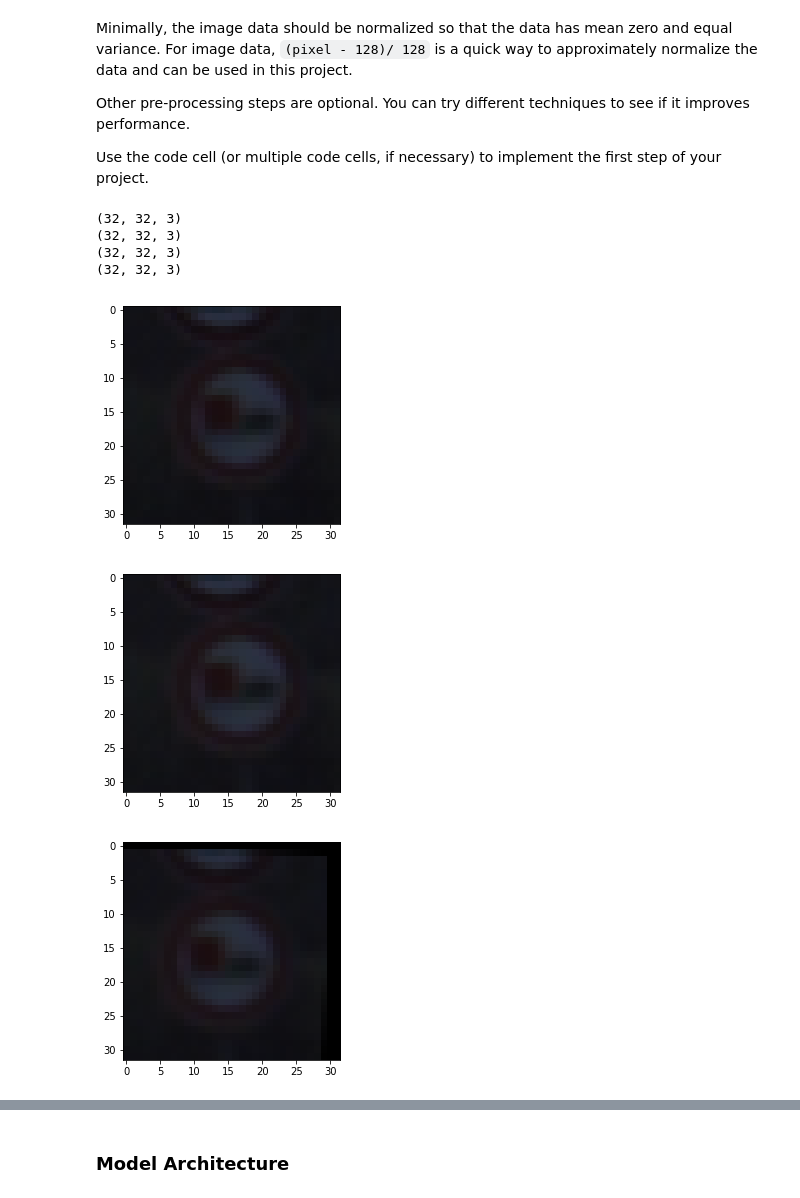
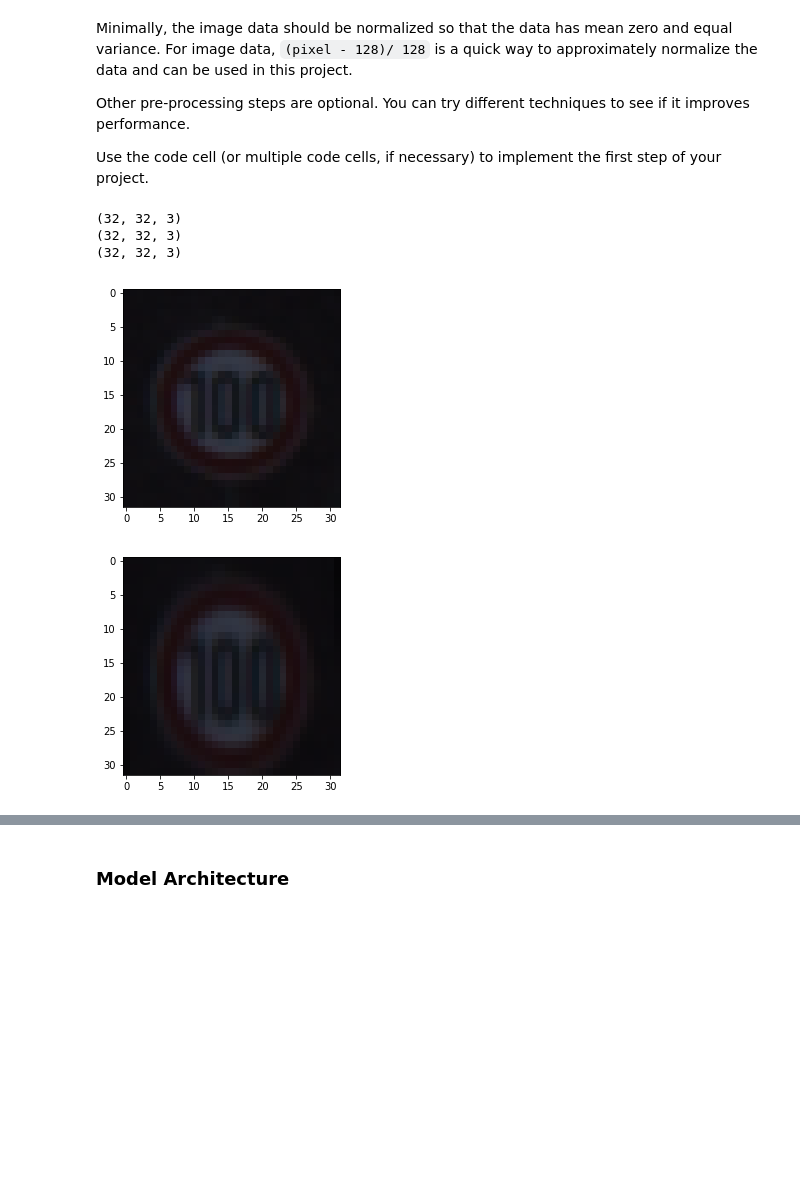
Before and after one commit to vmonestel/CarND-Traffic-Sign-Classifier-Project, a Jupyter notebook: Traffic_Sign_Classifier.ipynb, the cells around one changed output, grey strips where cells are left out. Cells and saved outputs as stored; diff of their text form; code cells hidden in the pictures; blank space fills up the shorter version.

```diff
--- a/Traffic_Sign_Classifier.ipynb
+++ b/Traffic_Sign_Classifier.ipynb
@@ -149,75 +149,54 @@ Other pre-processing steps are optional. You can try different techniques to see
 
 Use the code cell (or multiple code cells, if necessary) to implement the first step of your project.
 # %%
-
 import cv2
 def image_scale(img):
-    scale_factor = random.randint(1, 2)
+    scale_factor=0.4*np.random.rand()+1.0
     if (scale_factor == 1):
         return img
-    result_img = cv2.resize(img, None, fx=scale_factor, fy=scale_factor)
+    result_img = cv2.resize(img, None, fx=1, fy=scale_factor)
     center_x, center_y = int(result_img.shape[0]/2), int(result_img.shape[1]/2)
     result_img = result_img[center_x - 16:center_x + 16, center_y - 16:center_y + 16]
     return result_img
 
 def image_rotate(img):
-    rows, cols, channels = img.shape
-    degrees = random.randint(-5, 5)
+    rows, cols, ch = img.shape
+    degrees = random.randint(-15, 15)
     M = cv2.getRotationMatrix2D((cols/2, rows/2), degrees, 1)
-    result_img = cv2.warpAffine(img,M,(cols,rows))
+    result_img = cv2.warpAffine(img, M, (cols, rows))
     return result_img
 
 def image_translate(img):
-    rows, cols, channels = img.shape
-    col_pixels = random.randint(-2, 2)
-    row_pixels = random.randint(-2, 2)
+    rows, cols, ch = img.shape
+    col_pixels = random.randint(-1, 1)
+    row_pixels = random.randint(-1, 1)
     M = np.float32([[1, 0, col_pixels], [0, 1, row_pixels]])
-    result_img = cv2.warpAffine(img, M, (cols,rows))
+    result_img = cv2.warpAffine(img, M, (cols, rows))
     return result_img
 
 def image_brightness_change(img):
-    #a = np.double(img)
-    change = random.randint(-8, 8)
+    change = random.randint(-5, 5)
     a = img - change
     result_img = np.uint8(a)
     return result_img
 
 index = random.randint(0, len(X_train))
 image = X_train[index].squeeze()
 plt.figure(figsize=(4,4))
 plt.imshow(image)
 print(image.shape)
 
-#result = (image_rotate(image)).squeeze()
-#print(result.shape)
-#plt.figure(figsize=(4,4))
-#plt.imshow(result)
-#print(result.shape)
-
-#result = (image_scale(image)).squeeze()
-#plt.figure(figsize=(4,4))
-#plt.imshow(result)
-#print(result.shape)
-
-#print("B change")
-result = (image_brightness_change(image)).squeeze()
-plt.figure(figsize=(4,4))
-plt.imshow(result)
-print(result.shape)
-
-result = (image_scale(image_translate(image_rotate(image)))).squeeze()
+result = image_scale(image_brightness_change((image_rotate(image))))
 print(result.shape)
 plt.figure(figsize=(4,4))
 plt.imshow(result)
 print(result.shape)
 # %% [output]
 (32, 32, 3)
 (32, 32, 3)
 (32, 32, 3)
-(32, 32, 3)
-[figure, old version]
+[figure, new version]
-[figure, old version]
+[figure, new version]
-[figure, removed]
 # %%
 # Data Augmentation
 
```
Also changed, not shown: parts of 21 cells of this notebook, 1 other file.
